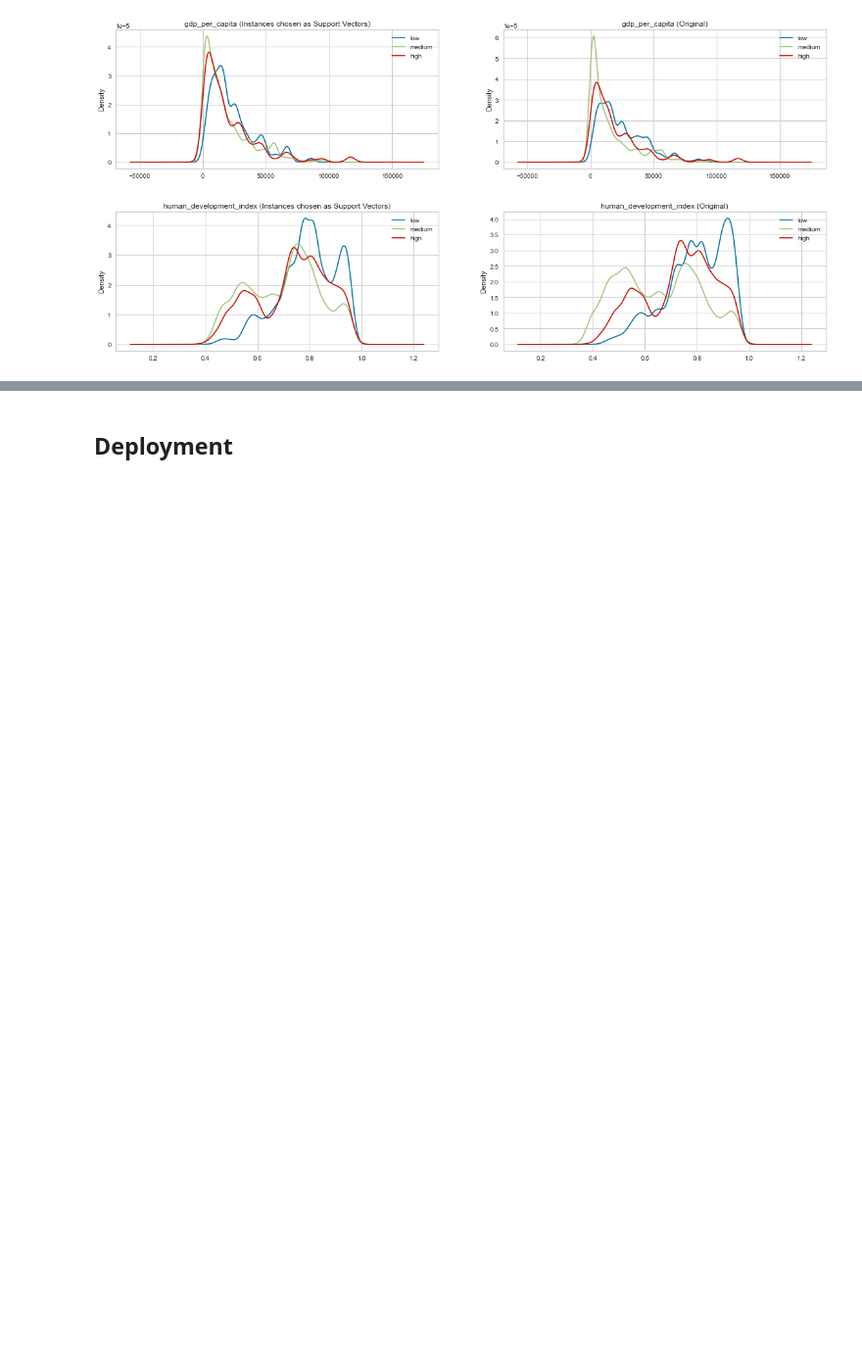
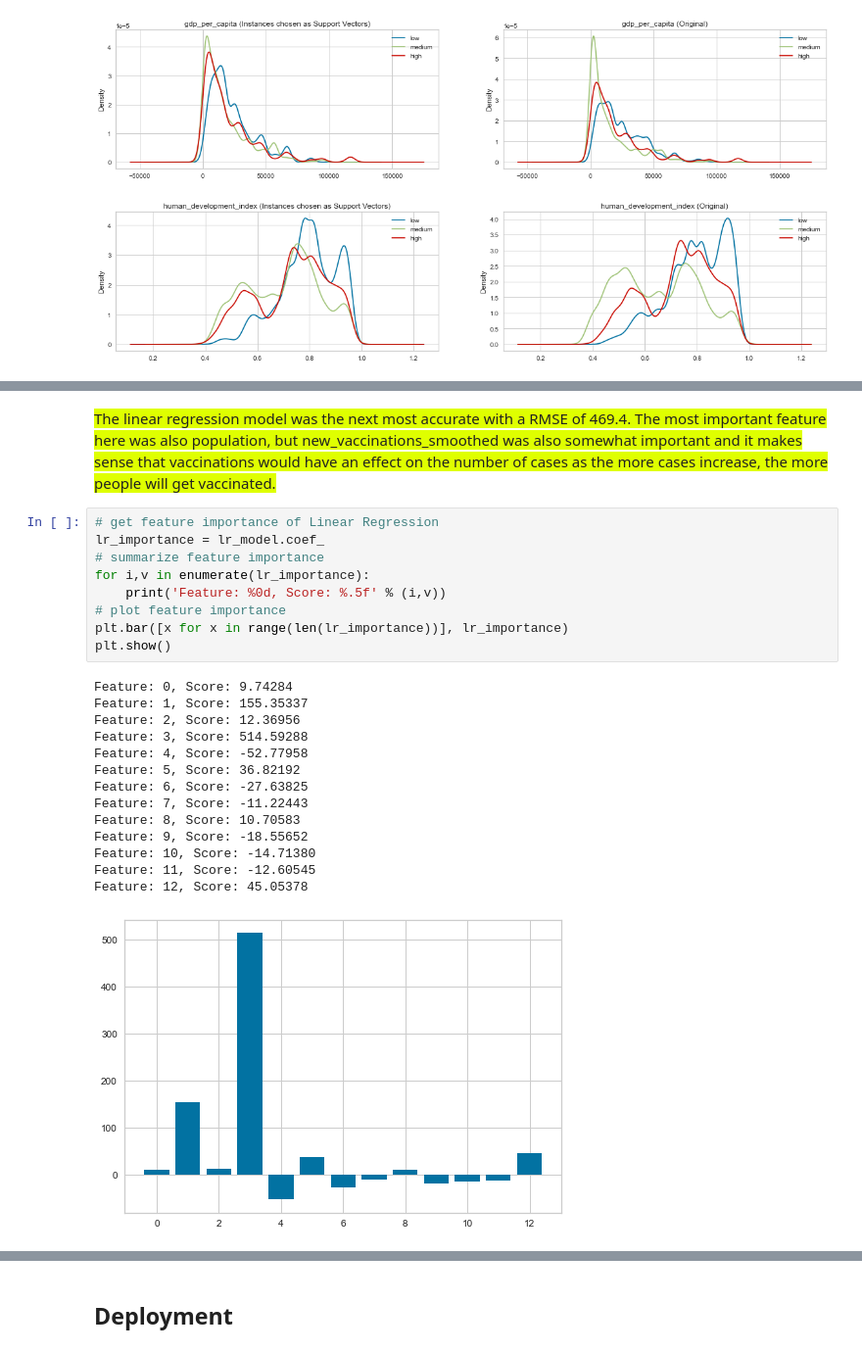
Before and after one commit to zharris1/Project-2, a Jupyter notebook: Project_2_Resubmission_MASTER.ipynb, the cells around one changed output, grey strips where cells are left out. Shown at 98% size. Drawn from its saved outputs; the diff is of its cells as text; blank space fills up the shorter version.

```diff
--- a/Project_2_Resubmission_MASTER.ipynb
+++ b/Project_2_Resubmission_MASTER.ipynb
@@ -1168,0 +1277,27 @@ for v in vars_to_plot:
+# %% [markdown]
+<span style = "background-color: #DFFF00">
+The linear regression model was the next most accurate with a RMSE of 469.4.  The most important feature here was also population, but new_vaccinations_smoothed was also somewhat important and it makes sense that vaccinations would have an effect on the number of cases as the more cases increase, the more people will get vaccinated.  </span>
+# %%
+# get feature importance of Linear Regression
+lr_importance = lr_model.coef_
+# summarize feature importance
+for i,v in enumerate(lr_importance):
+	print('Feature: %0d, Score: %.5f' % (i,v))
+# plot feature importance
+plt.bar([x for x in range(len(lr_importance))], lr_importance)
+plt.show()
+# %% [output]
+Feature: 0, Score: 9.74284
+Feature: 1, Score: 155.35337
+Feature: 2, Score: 12.36956
+Feature: 3, Score: 514.59288
+Feature: 4, Score: -52.77958
+Feature: 5, Score: 36.82192
+Feature: 6, Score: -27.63825
+Feature: 7, Score: -11.22443
+Feature: 8, Score: 10.70583
+Feature: 9, Score: -18.55652
+Feature: 10, Score: -14.71380
+Feature: 11, Score: -12.60545
+Feature: 12, Score: 45.05378
+[figure, added]
```
Also changed, not shown: parts of 38 cells of this notebook.
